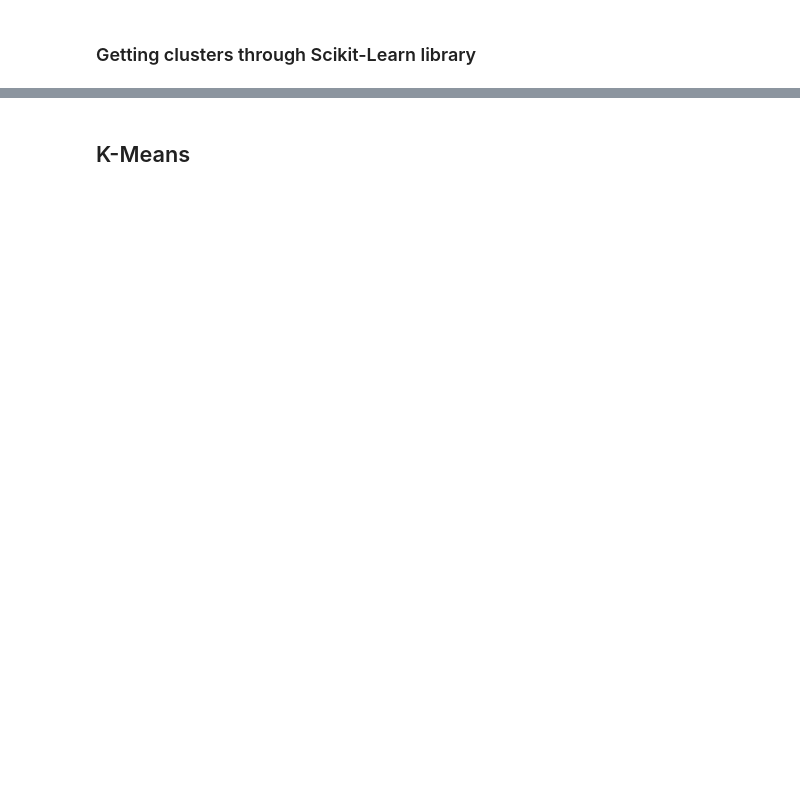
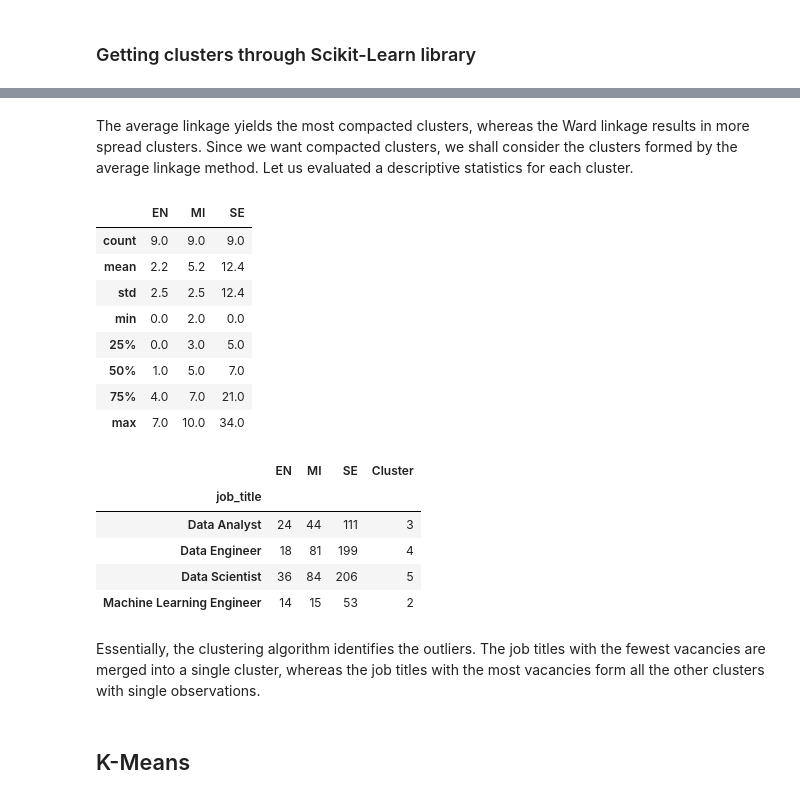
Before and after one commit to nicolaubruno/ML_projects, a Jupyter notebook: Data Science Jobs/Analysis.ipynb, the cells around one changed output, grey strips where cells are left out. Drawn from its saved outputs; the diff is of its cells as text; code cells hidden in the pictures; blank space fills up the shorter version.

```diff
--- a/Data Science Jobs/Analysis.ipynb
+++ b/Data Science Jobs/Analysis.ipynb
@@ -510,2 +530,38 @@ plt.savefig('scatter_plots_with_clusters.png', dpi = 100)
+# %% [markdown]
+The average linkage yields the most compacted clusters, whereas the Ward linkage results in more spread clusters. Since we want compacted clusters, we shall consider the clusters formed by the average linkage method. Let us evaluated a descriptive statistics for each cluster.
+# %%
+#----- Grouping by clusters -----#
+
+df['Cluster'] = fitted_models[0].labels_ + 1
+
+# Changing display style
+from IPython.display import display_html
+def display_side_by_side(*args):
+    html_str = ''
+
+    for df in args:
+        html_str += df.to_html()
+
+    display_html(html_str.replace('table','table style="display:inline; padding-right: 20px"'), raw=True)
+
+display_side_by_side(df[df['Cluster'] == 1].drop('Cluster', axis = 1).describe().round(1), df[df['Cluster'] > 1])
+# %% [output]
+|  | EN | MI | SE |
+| count | 9.0 | 9.0 | 9.0 |
+| mean | 2.2 | 5.2 | 12.4 |
+| std | 2.5 | 2.5 | 12.4 |
+| min | 0.0 | 2.0 | 0.0 |
+| 25% | 0.0 | 3.0 | 5.0 |
+| 50% | 1.0 | 5.0 | 7.0 |
+| 75% | 4.0 | 7.0 | 21.0 |
+| max | 7.0 | 10.0 | 34.0 |
+|  | EN | MI | SE | Cluster |
+| job_title |  |  |  |  |
+| Data Analyst | 24 | 44 | 111 | 3 |
+| Data Engineer | 18 | 81 | 199 | 4 |
+| Data Scientist | 36 | 84 | 206 | 5 |
+| Machine Learning Engineer | 14 | 15 | 53 | 2 |
+# %% [markdown]
+Essentially, the clustering algorithm identifies the outliers. The job titles with the fewest vacancies are merged into a single cluster, whereas the job titles with the most vacancies form all the other clusters with single observations.
 # %% [markdown]
 ## K-Means
```
Also changed, not shown: parts of 14 cells of this notebook, 3 other files.
